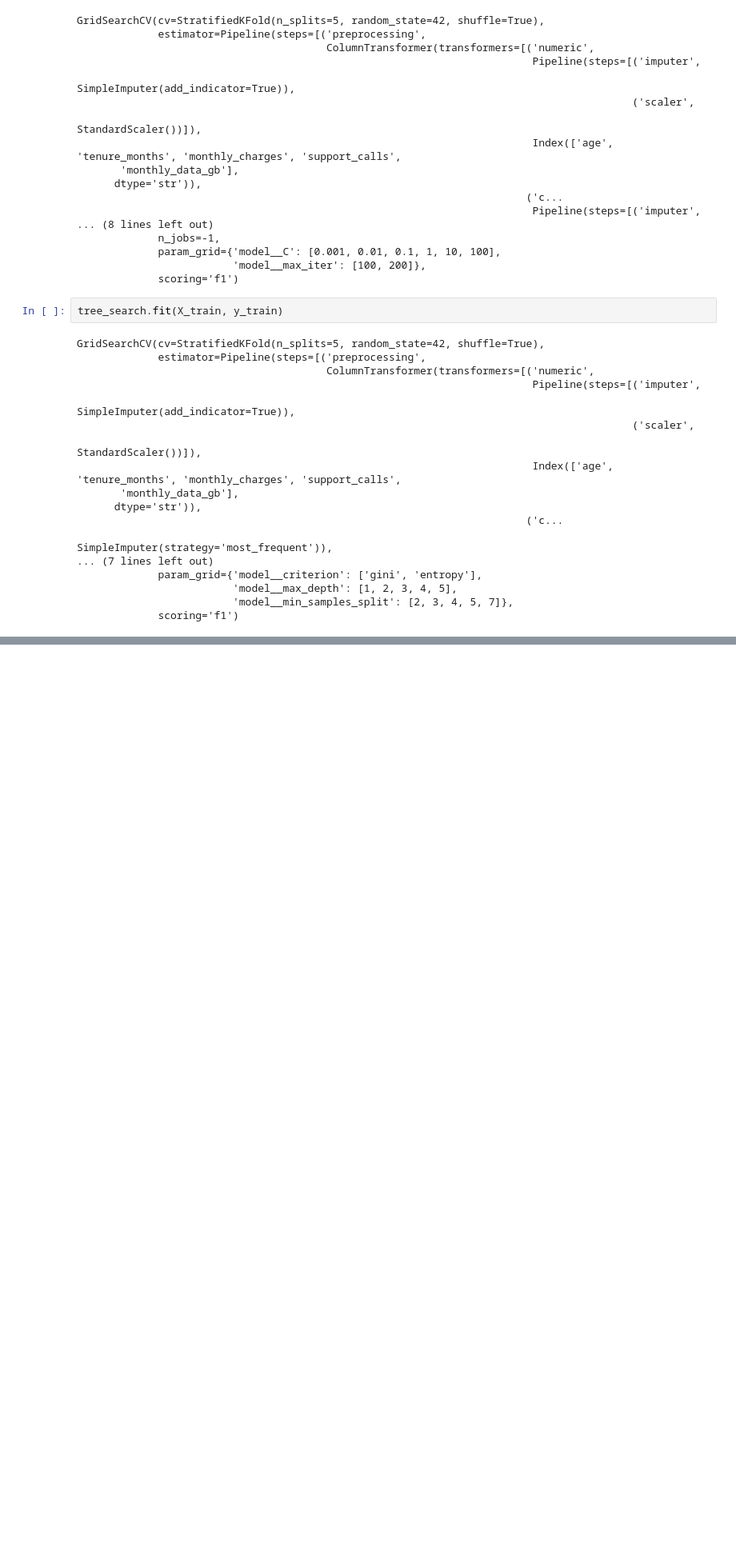
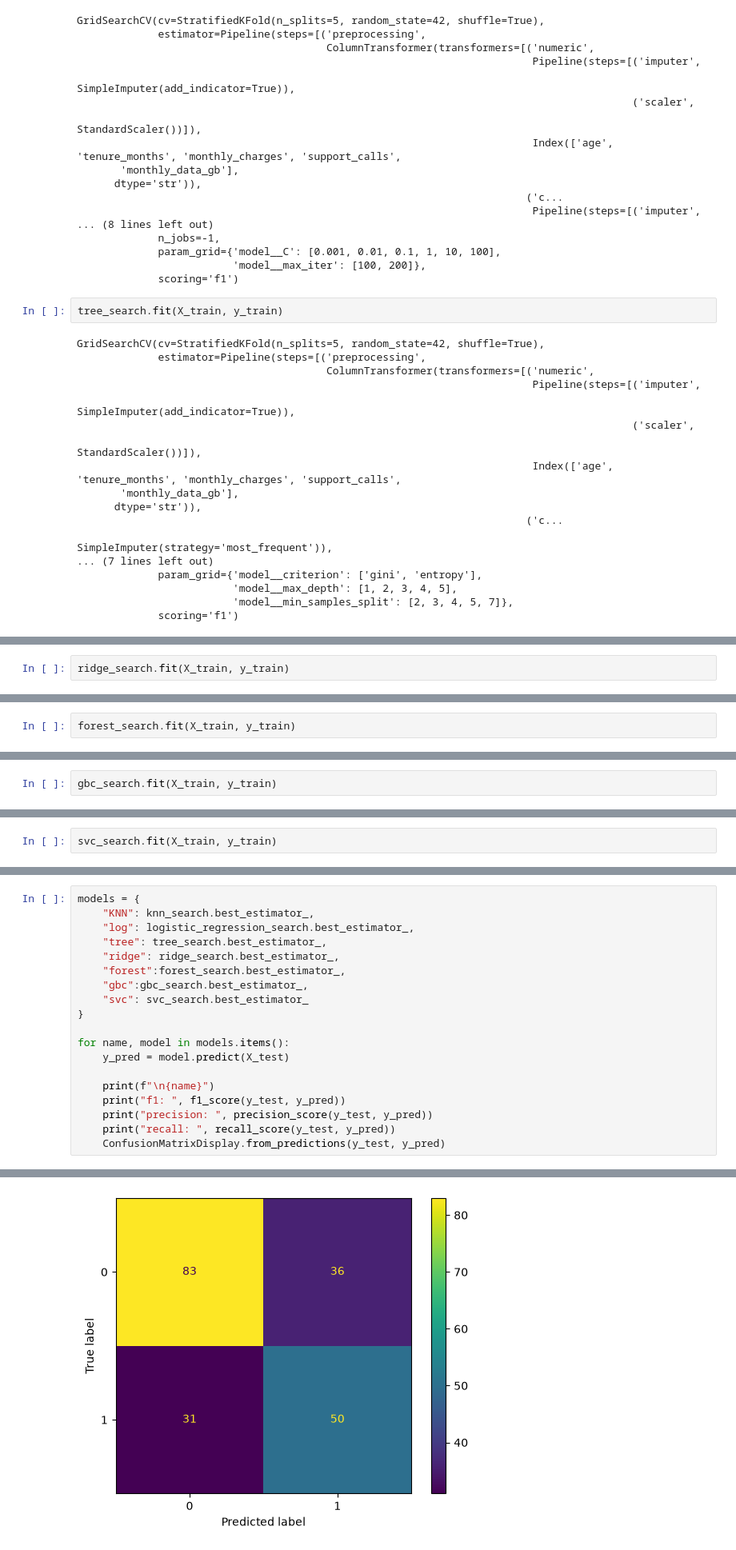
Before and after one commit to YashInLogN/CFO, a Jupyter notebook: customer_churn.ipynb, the cells around one changed output, grey strips where cells are left out. Shown at 80% size. Drawn from its saved outputs; the diff is of its cells as text; blank space fills up the shorter version.

```diff
--- a/customer_churn.ipynb
+++ b/customer_churn.ipynb
@@ -316,0 +454,2 @@ Decision tree:
+# %%
+ridge_search.fit(X_train, y_train)
@@ -316,0 +474,2 @@ Decision tree:
+# %%
+forest_search.fit(X_train, y_train)
@@ -316,0 +494,2 @@ Decision tree:
+# %%
+gbc_search.fit(X_train, y_train)
@@ -316,0 +514,2 @@ Decision tree:
+# %%
+svc_search.fit(X_train, y_train)
@@ -316,0 +534,20 @@ Decision tree:
+# %%
+models = {
+    "KNN": knn_search.best_estimator_,
+    "log": logistic_regression_search.best_estimator_,
+    "tree": tree_search.best_estimator_,
+    "ridge": ridge_search.best_estimator_,
+    "forest":forest_search.best_estimator_,
+    "gbc":gbc_search.best_estimator_,
+    "svc": svc_search.best_estimator_
+}
+
+for name, model in models.items():
+    y_pred = model.predict(X_test)
+
+    print(f"\n{name}")
+    print("f1: ", f1_score(y_test, y_pred))
+    print("precision: ", precision_score(y_test, y_pred))
+    print("recall: ", recall_score(y_test, y_pred))
+    ConfusionMatrixDisplay.from_predictions(y_test, y_pred)
+# %% [output]
@@ -316,0 +571 @@ Decision tree:
+[figure, added]
```
Also changed, not shown: parts of 24 cells of this notebook.
